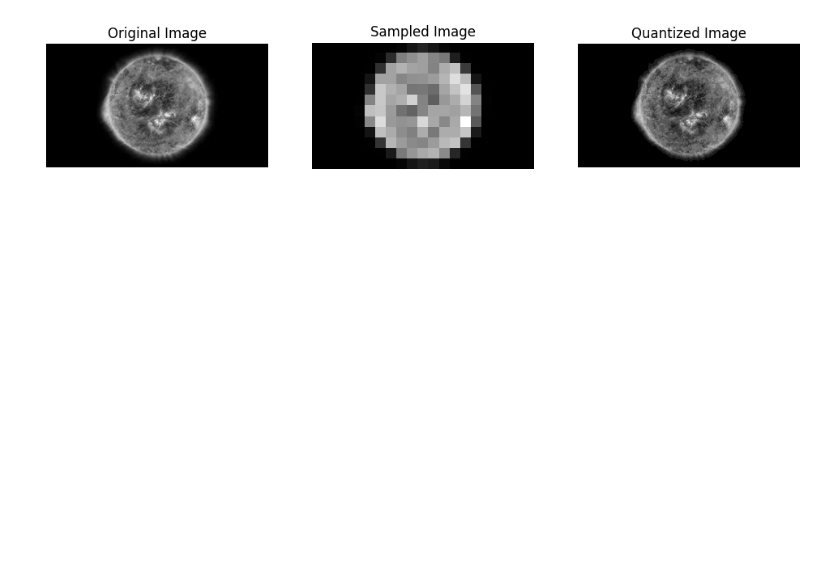
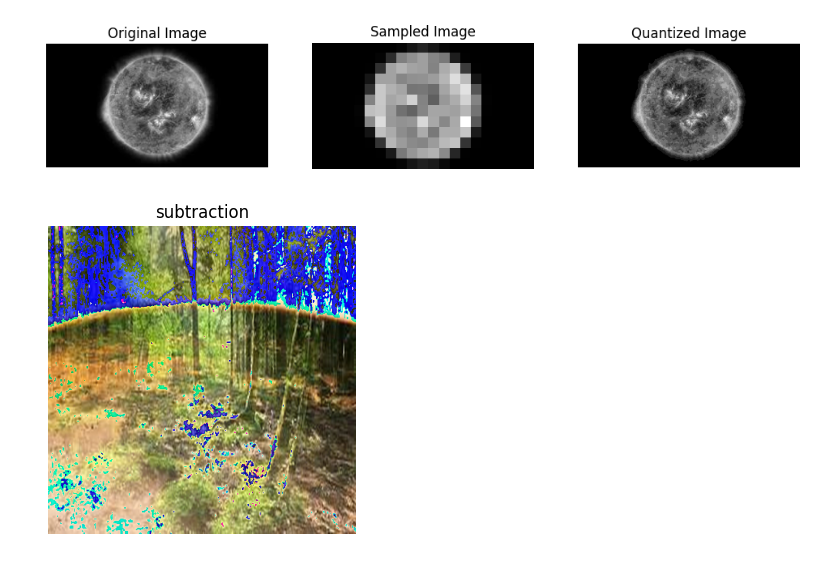
Before and after one commit to md3-ctrl/image__process, a Jupyter notebook: lab2/lab2.ipynb, the cells around one changed output. Cells and saved outputs as stored; diff of their text form; code cells hidden in the pictures; blank space fills up the shorter version.

```diff
--- a/lab2/lab2.ipynb
+++ b/lab2/lab2.ipynb
@@ -70,3 +71,28 @@ resultImage2=Image.fromarray(union)
 resultImage2.show()
 # %% [output]
 [figure]
+# %%
+def plt_image(image,title="image",imgsize=(4,4)):
+    plt.figure(figsize=imgsize)
+    plt.imshow(image, cmap='gray')
+    plt.title(title)
+    plt.axis('off')
+    plt.show()
+# %%
+#task2
+img1=Image.open("forest.jpg")
+img2=Image.open("space.jpg")
+
+resize=(400,400)
+img1=img1.resize(resize,Image.Resampling.LANCZOS)
+img2=img2.resize(resize,Image.Resampling.LANCZOS)
+
+im1array=np.array(img1)
+im2array=np.array(img2)
+
+#task2.1
+subtraction=im1array-im2array
+resultImage=Image.fromarray(subtraction)
+plt_image(resultImage,title="subtraction")
+# %% [output]
+[figure, added]
```
Also changed, not shown: parts of 5 cells of this notebook.
